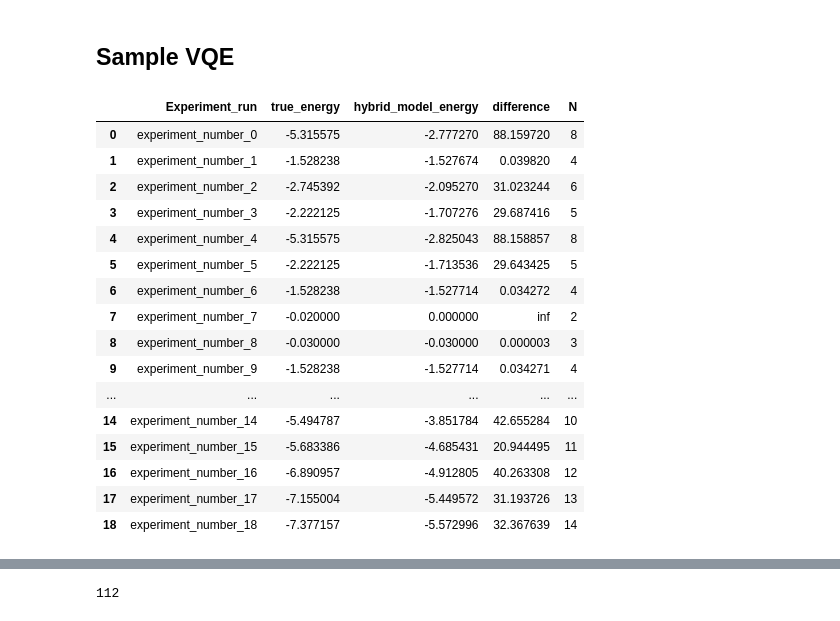
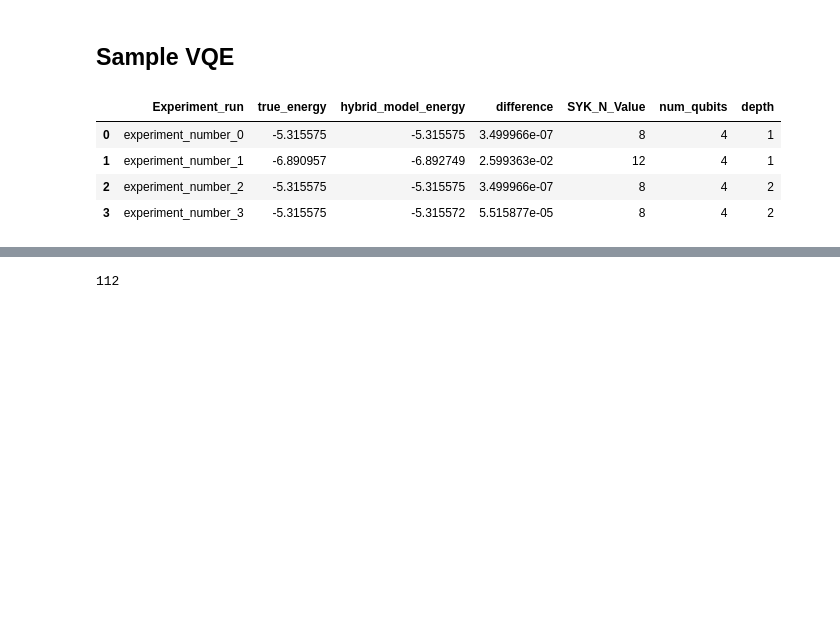
Before and after one commit to soundwaverohit/HybridQuantumClassicalEncoder-MolecularSystems, a Jupyter notebook: SYK_Hamiltonian_HA_Model/SYK_Model.ipynb, the cells around one changed output, grey strips where cells are left out. Drawn from its saved outputs; the diff is of its cells as text; code cells hidden in the pictures; blank space fills up the shorter version.

```diff
--- a/SYK_Hamiltonian_HA_Model/SYK_Model.ipynb
+++ b/SYK_Hamiltonian_HA_Model/SYK_Model.ipynb
@@ -477,24 +477,12 @@ plt.show()
 # %%
 import pandas as pd
 import matplotlib.pyplot as plt
-df= pd.read_csv('SYK_results.csv')
+df= pd.read_csv('SYK_modified_results.csv')
 df
 # %% [output]
-|  | Experiment_run | true_energy | hybrid_model_energy | difference | N |
-| 0 | experiment_number_0 | -5.315575 | -2.777270 | 88.159720 | 8 |
-| 1 | experiment_number_1 | -1.528238 | -1.527674 | 0.039820 | 4 |
-| 2 | experiment_number_2 | -2.745392 | -2.095270 | 31.023244 | 6 |
-| 3 | experiment_number_3 | -2.222125 | -1.707276 | 29.687416 | 5 |
-| 4 | experiment_number_4 | -5.315575 | -2.825043 | 88.158857 | 8 |
-| 5 | experiment_number_5 | -2.222125 | -1.713536 | 29.643425 | 5 |
-| 6 | experiment_number_6 | -1.528238 | -1.527714 | 0.034272 | 4 |
-| 7 | experiment_number_7 | -0.020000 | 0.000000 | inf | 2 |
-| 8 | experiment_number_8 | -0.030000 | -0.030000 | 0.000003 | 3 |
-| 9 | experiment_number_9 | -1.528238 | -1.527714 | 0.034271 | 4 |
-| ... | ... | ... | ... | ... | ... |
-| 14 | experiment_number_14 | -5.494787 | -3.851784 | 42.655284 | 10 |
-| 15 | experiment_number_15 | -5.683386 | -4.685431 | 20.944495 | 11 |
-| 16 | experiment_number_16 | -6.890957 | -4.912805 | 40.263308 | 12 |
-| 17 | experiment_number_17 | -7.155004 | -5.449572 | 31.193726 | 13 |
-| 18 | experiment_number_18 | -7.377157 | -5.572996 | 32.367639 | 14 |
+|  | Experiment_run | true_energy | hybrid_model_energy | difference | SYK_N_Value | num_qubits | depth |
+| 0 | experiment_number_0 | -5.315575 | -5.315575 | 3.499966e-07 | 8 | 4 | 1 |
+| 1 | experiment_number_1 | -6.890957 | -6.892749 | 2.599363e-02 | 12 | 4 | 1 |
+| 2 | experiment_number_2 | -5.315575 | -5.315575 | 3.499966e-07 | 8 | 4 | 2 |
+| 3 | experiment_number_3 | -5.315575 | -5.315572 | 5.515877e-05 | 8 | 4 | 2 |
 # %%
```
Also changed, not shown: parts of 1 cell of this notebook, 4 other files.
